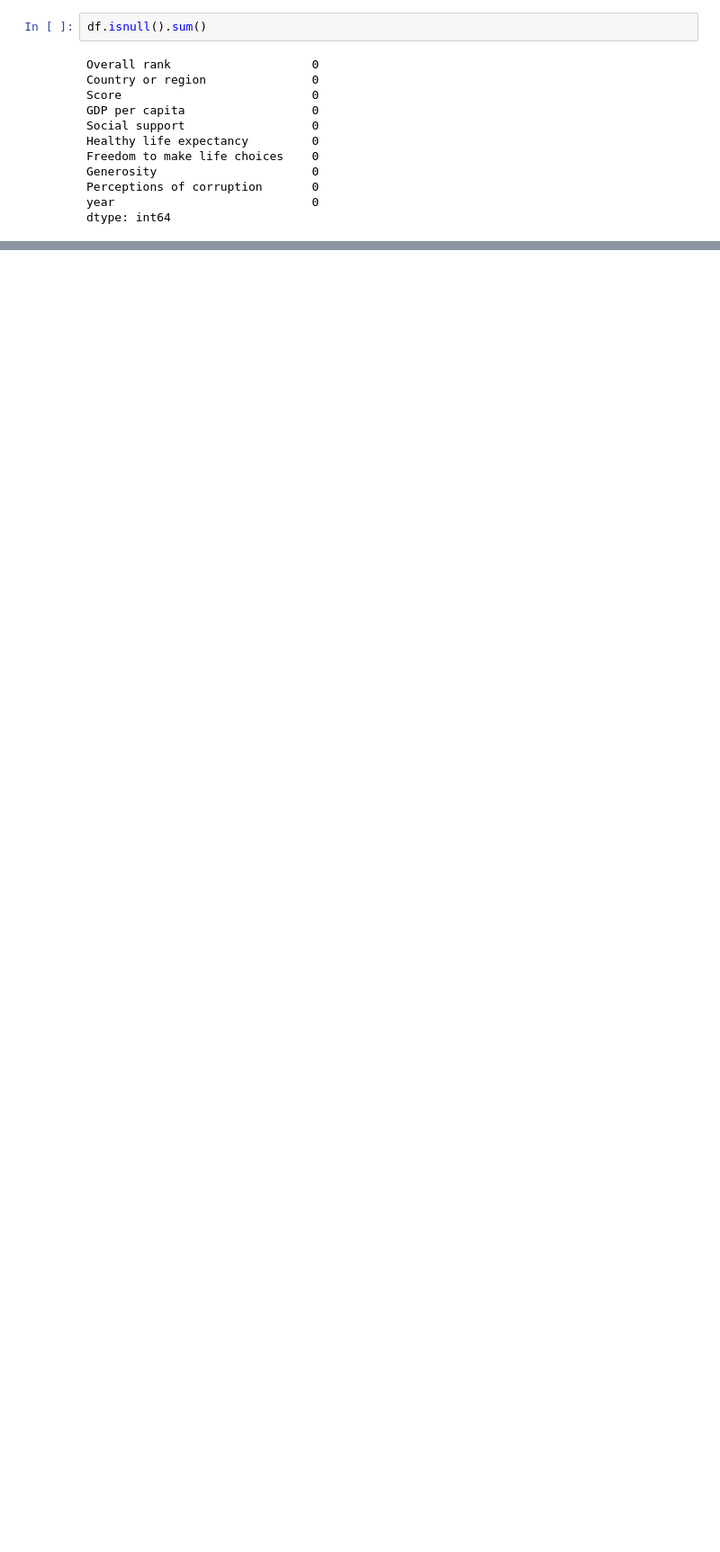
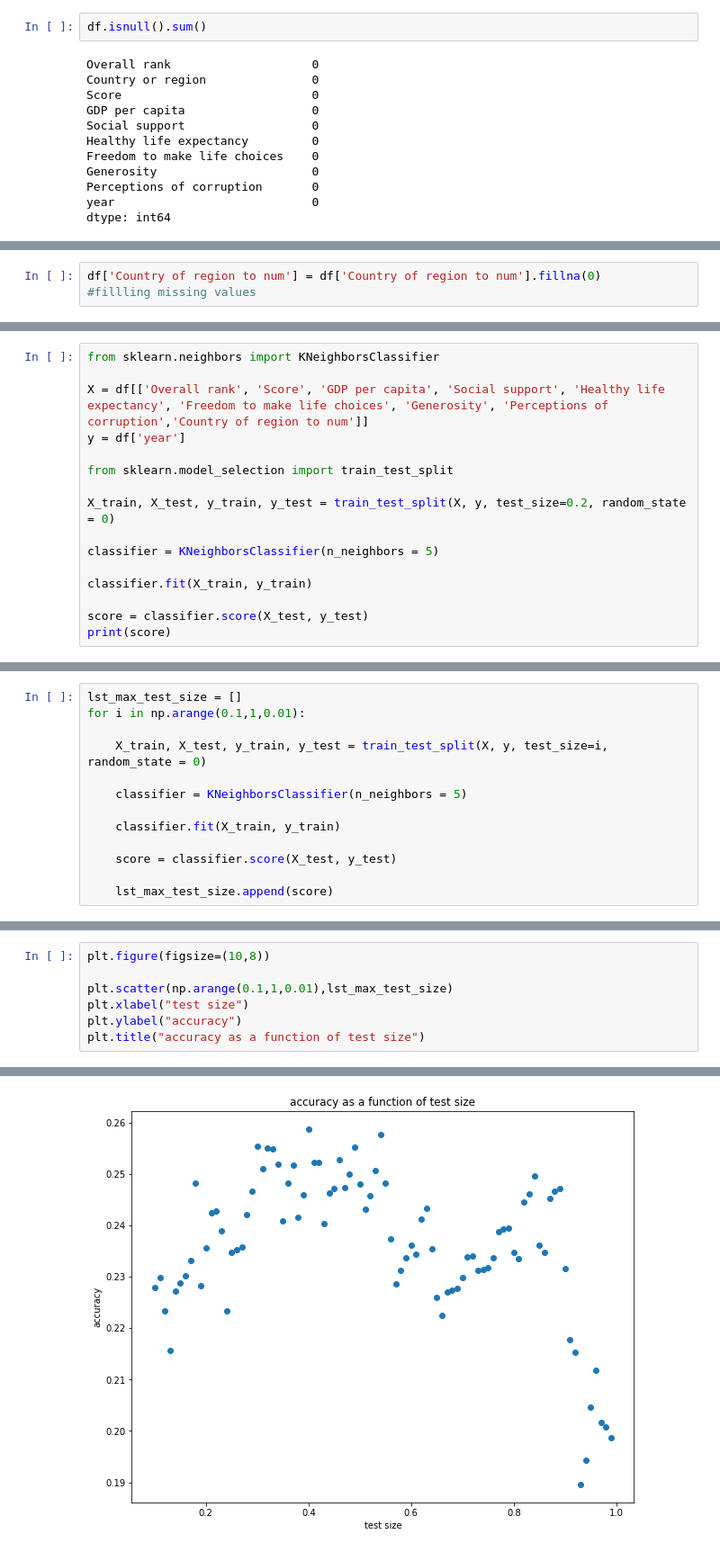
Before and after one commit to Joshua-D-Gordon/Data-Science-Project, a Jupyter notebook: 3rd notebook - project.ipynb, the cells around one changed output, grey strips where cells are left out. Shown at 90% size. Drawn from its saved outputs; the diff is of its cells as text; blank space fills up the shorter version.

```diff
--- a/3rd notebook - project.ipynb
+++ b/3rd notebook - project.ipynb
@@ -200,0 +347,3 @@ reg = model.fit(X_train, y_train, X_test, y_test)
+# %%
+df['Country of region to num'] = df['Country of region to num'].fillna(0)
+#fillling missing values
@@ -200,0 +352,16 @@ reg = model.fit(X_train, y_train, X_test, y_test)
+# %%
+from sklearn.neighbors import KNeighborsClassifier
+
+X = df[['Overall rank', 'Score', 'GDP per capita', 'Social support', 'Healthy life expectancy', 'Freedom to make life choices', 'Generosity', 'Perceptions of corruption','Country of region to num']]
+y = df['year']
+
+from sklearn.model_selection import train_test_split
+
+X_train, X_test, y_train, y_test = train_test_split(X, y, test_size=0.2, random_state = 0)
+
+classifier = KNeighborsClassifier(n_neighbors = 5)
+
+classifier.fit(X_train, y_train)
+
+score = classifier.score(X_test, y_test)
+print(score)
@@ -200,0 +374,13 @@ reg = model.fit(X_train, y_train, X_test, y_test)
+# %%
+lst_max_test_size = []
+for i in np.arange(0.1,1,0.01):
+
+    X_train, X_test, y_train, y_test = train_test_split(X, y, test_size=i, random_state = 0)
+
+    classifier = KNeighborsClassifier(n_neighbors = 5)
+
+    classifier.fit(X_train, y_train)
+
+    score = classifier.score(X_test, y_test)
+
+    lst_max_test_size.append(score)
@@ -200,0 +389,8 @@ reg = model.fit(X_train, y_train, X_test, y_test)
+# %%
+plt.figure(figsize=(10,8))
+
+plt.scatter(np.arange(0.1,1,0.01),lst_max_test_size)
+plt.xlabel("test size")
+plt.ylabel("accuracy")
+plt.title("accuracy as a function of test size")
+# %% [output]
@@ -200,0 +398 @@ reg = model.fit(X_train, y_train, X_test, y_test)
+[figure, added]
```
Also changed, not shown: parts of 131 cells of this notebook.
